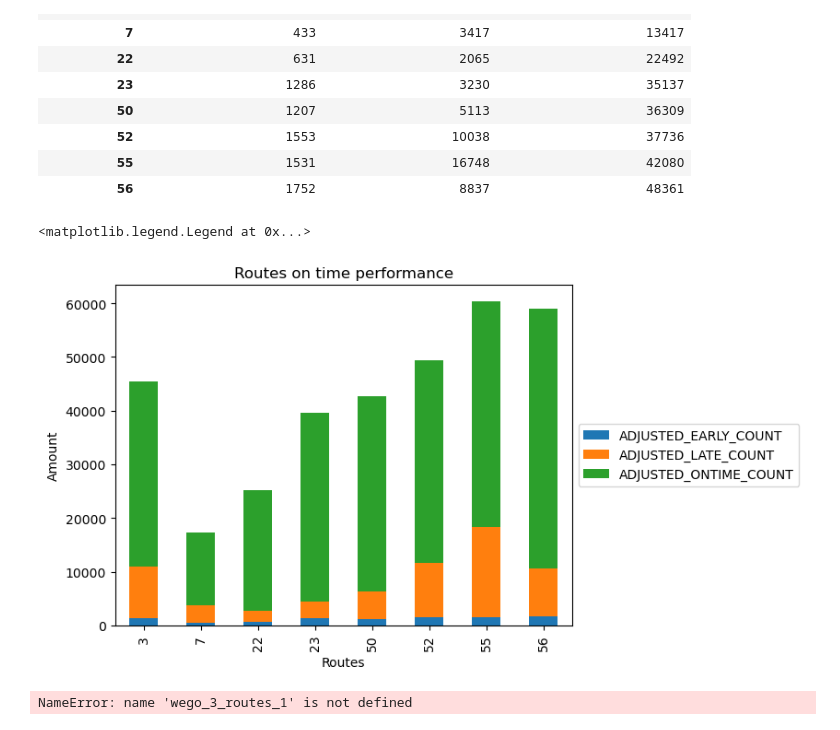
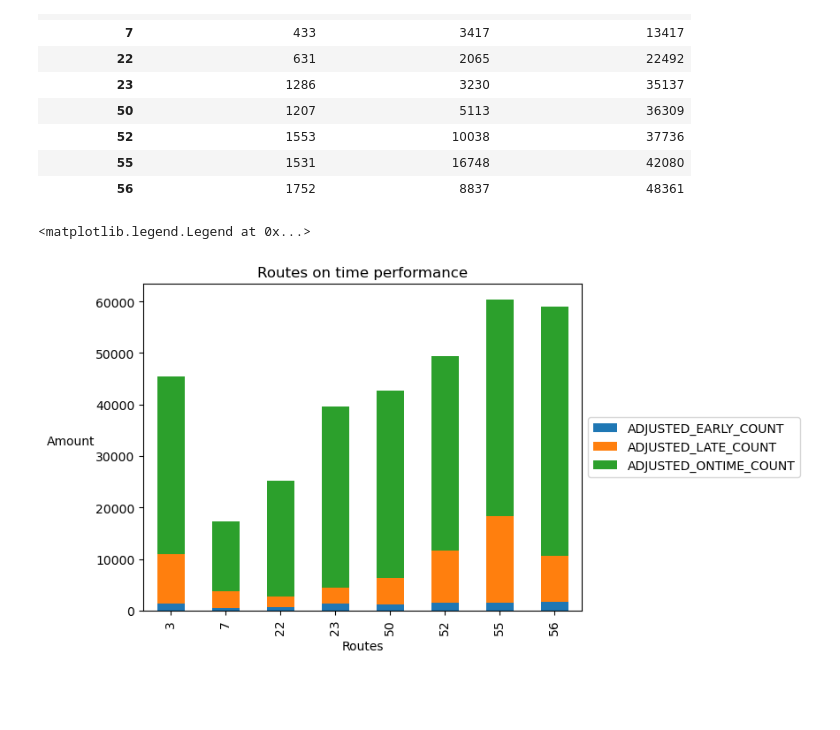
Before and after one commit to NSS-Data-Analytics-Cohort-12/wego-python-da12-javascript-express, a Jupyter notebook: notebooks/wego_project_gt.ipynb, the cells around one changed output. Cells and saved outputs as stored; diff of their text form; code cells hidden in the pictures; blank space fills up the shorter version.

```diff
--- a/notebooks/wego_project_gt.ipynb
+++ b/notebooks/wego_project_gt.ipynb
@@ -610,19 +610,17 @@ wego_3_routes_2
 # %%
 wego_3_routes_2.plot.bar(stacked=True)
 plt.title("Routes on time performance")
 plt.xlabel("Routes")
-plt.ylabel("Amount")
+plt.ylabel("Amount", rotation = 0, labelpad = 20)
 
 plt.legend(loc='center left', bbox_to_anchor=(1.0, 0.5))
 # %% [output]
 <matplotlib.legend.Legend at 0x...>
-[figure, old version]
+[figure, new version]
 # %%
 wego_3_routes_2['TOTAL'] = wego_3['ADJUSTED_ONTIME_COUNT'].count()
 
-wego_3_routes_2['percentage_early'] = (wego_3_routes_1['ADJUSTED_EARLY_COUNT'] / wego_3_routes_1['TOTAL']) * 100
-wego_3_routes_2['percentage_late'] = (wego_3_routes_1['ADJUSTED_LATE_COUNT'] / wego_3_routes_1['TOTAL']) * 100
-wego_3_routes_1['percentage_on_time'] = (wego_3_routes_1['ADJUSTED_ONTIME_COUNT'] / wego_3_routes_1['TOTAL']) * 100
+wego_3_routes_2['percentage_early'] = (wego_3_routes_2['ADJUSTED_EARLY_COUNT'] / wego_3_routes_2['TOTAL']) * 100
+wego_3_routes_2['percentage_late'] = (wego_3_routes_2['ADJUSTED_LATE_COUNT'] / wego_3_routes_2['TOTAL']) * 100
+wego_3_routes_2['percentage_on_time'] = (wego_3_routes_2['ADJUSTED_ONTIME_COUNT'] / wego_3_routes_2['TOTAL']) * 100
-# %% [output]
-NameError: name 'wego_3_routes_1' is not defined
 # %%
```
Also changed, not shown: parts of 7 cells of this notebook.
